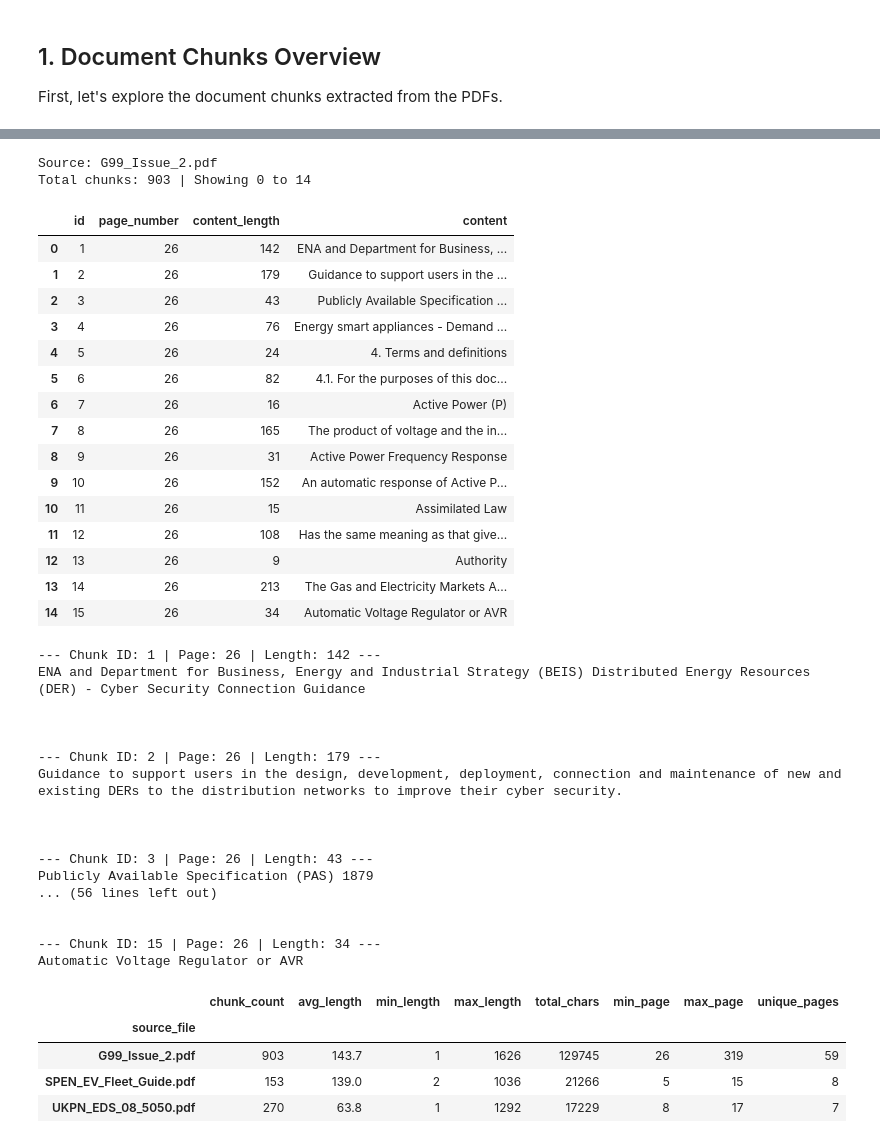
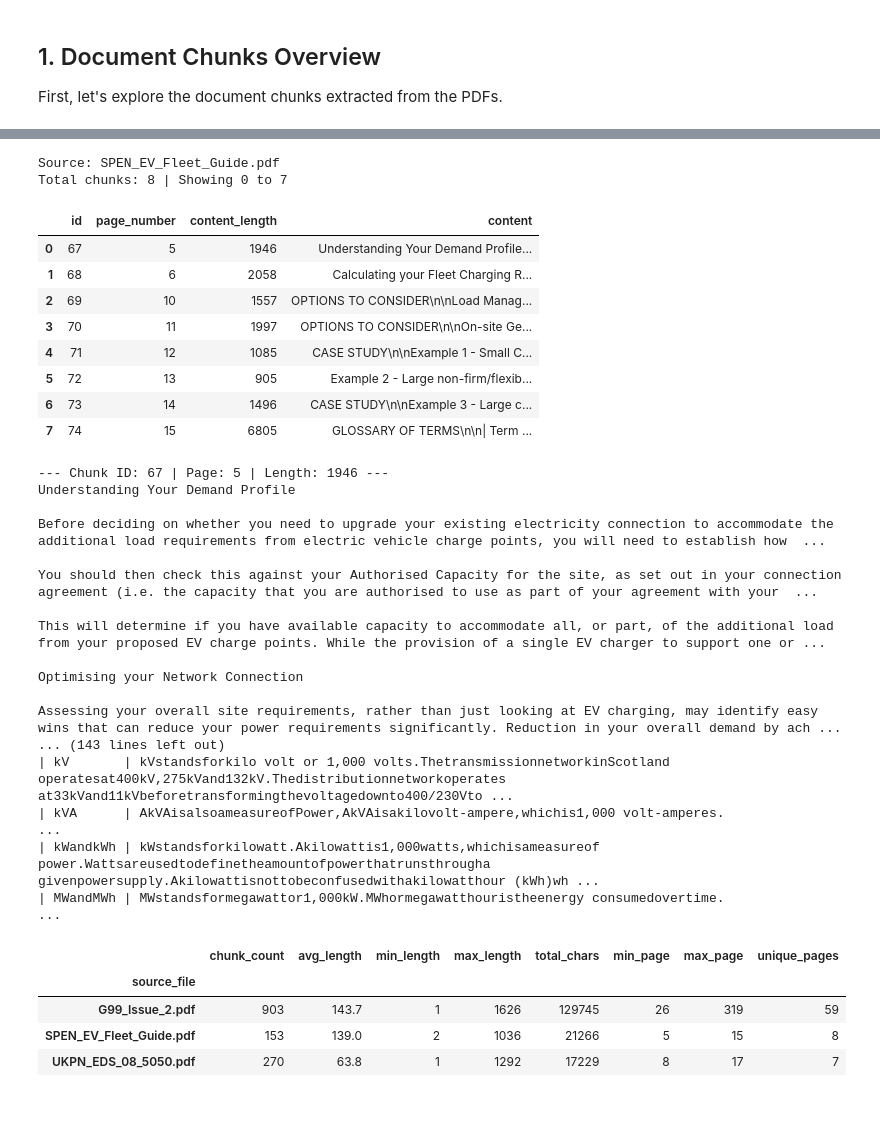
Before and after one commit to sayedabdulmongey/automated-grid-compliance-llm-pipeline, a Jupyter notebook: notebooks/data_exploration.ipynb, the cells around one changed output, grey strips where cells are left out. Drawn from its saved outputs; the diff is of its cells as text; code cells hidden in the pictures; blank space fills up the shorter version.

```diff
--- a/notebooks/data_exploration.ipynb
+++ b/notebooks/data_exploration.ipynb
@@ -88,66 +84,59 @@ dtype: int64
 # %%
 # Explore chunks for a specific source file with simple pagination
-source_name = "G99_Issue_2.pdf"  # change to any source_file in chunks_df
-page_size = 15                   # number of chunks per page
+source_name = "SPEN_EV_Fleet_Guide.pdf"  # change to any source_file in chunks_df
+# page_size = 15                   # number of chunks per page
 start = 0                        # set to 0, 15, 30, ... to view next pages
 
-def display_chunks(source_file: str, start_idx: int = 0, limit: int = 15):
+def display_chunks(source_file: str, start_idx: int = 0, limit: int = 60):
     filtered = (
     chunks_df[chunks_df["source_file"] == source_file]
     .sort_values(["page_number", "id"])
     .reset_index(drop=True)
     )
     end_idx = start_idx + limit
     print(f"Source: {source_file}")
     print(f"Total chunks: {len(filtered)} | Showing {start_idx} to {min(end_idx, len(filtered)) - 1}")
 
     page = filtered.iloc[start_idx:end_idx][["id", "page_number", "content_length", "content"]]
     return page
 
-selected_chunks = display_chunks(source_name, start, page_size)
+selected_chunks = display_chunks(source_name, start)
 selected_chunks
 # %% [output]
-Source: G99_Issue_2.pdf
-Total chunks: 903 | Showing 0 to 14
+Source: SPEN_EV_Fleet_Guide.pdf
+Total chunks: 8 | Showing 0 to 7
 |  | id | page_number | content_length | content |
-| 0 | 1 | 26 | 142 | ENA and Department for Business, ... |
-| 1 | 2 | 26 | 179 | Guidance to support users in the ... |
-| 2 | 3 | 26 | 43 | Publicly Available Specification ... |
-| 3 | 4 | 26 | 76 | Energy smart appliances - Demand ... |
-| 4 | 5 | 26 | 24 | 4. Terms and definitions |
-| 5 | 6 | 26 | 82 | 4.1. For the purposes of this doc... |
-| 6 | 7 | 26 | 16 | Active Power (P) |
-| 7 | 8 | 26 | 165 | The product of voltage and the in... |
-| 8 | 9 | 26 | 31 | Active Power Frequency Response |
-| 9 | 10 | 26 | 152 | An automatic response of Active P... |
-| 10 | 11 | 26 | 15 | Assimilated Law |
-| 11 | 12 | 26 | 108 | Has the same meaning as that give... |
-| 12 | 13 | 26 | 9 | Authority |
-| 13 | 14 | 26 | 213 | The Gas and Electricity Markets A... |
-| 14 | 15 | 26 | 34 | Automatic Voltage Regulator or AVR |
+| 0 | 67 | 5 | 1946 | Understanding Your Demand Profile... |
+| 1 | 68 | 6 | 2058 | Calculating your Fleet Charging R... |
+| 2 | 69 | 10 | 1557 | OPTIONS TO CONSIDER\n\nLoad Manag... |
+| 3 | 70 | 11 | 1997 | OPTIONS TO CONSIDER\n\nOn-site Ge... |
+| 4 | 71 | 12 | 1085 | CASE STUDY\n\nExample 1 - Small C... |
+| 5 | 72 | 13 | 905 | Example 2 - Large non-firm/flexib... |
+| 6 | 73 | 14 | 1496 | CASE STUDY\n\nExample 3 - Large c... |
+| 7 | 74 | 15 | 6805 | GLOSSARY OF TERMS\n\n| Term ... |
 # %%
 for idx, row in selected_chunks.iterrows():
     print(f"\n--- Chunk ID: {row['id']} | Page: {row['page_number']} | Length: {row['content_length']} ---")
     print(row['content'])
     print("\n")
 # %% [output]
---- Chunk ID: 1 | Page: 26 | Length: 142 ---
-ENA and Department for Business, Energy and Industrial Strategy (BEIS) Distributed Energy Resources (DER) - Cyber Security Connection Guidance
+--- Chunk ID: 67 | Page: 5 | Length: 1946 ---
+Understanding Your Demand Profile
 
+Before deciding on whether you need to upgrade your existing electricity connection to accommodate the additional load requirements from electric vehicle charge points, you will need to establish how  ...
 
+You should then check this against your Authorised Capacity for the site, as set out in your connection agreement (i.e. the capacity that you are authorised to use as part of your agreement with your  ...
 
---- Chunk ID: 2 | Page: 26 | Length: 179 ---
-Guidance to support users in the design, development, deployment, connection and maintenance of new and existing DERs to the distribution networks to improve their cyber security.
+This will determine if you have available capacity to accommodate all, or part, of the additional load from your proposed EV charge points. While the provision of a single EV charger to support one or ...
 
+Optimising your Network Connection
 
-
---- Chunk ID: 3 | Page: 26 | Length: 43 ---
-Publicly Available Specification (PAS) 1879
-... (56 lines left out)
-
-
---- Chunk ID: 15 | Page: 26 | Length: 34 ---
-Automatic Voltage Regulator or AVR
+Assessing your overall site requirements, rather than just looking at EV charging, may identify easy wins that can reduce your power requirements significantly. Reduction in your overall demand by ach ...
+... (143 lines left out)
+| kV       | kVstandsforkilo volt or 1,000 volts.ThetransmissionnetworkinScotland operatesat400kV,275kVand132kV.Thedistributionnetworkoperates at33kVand11kVbeforetransformingthevoltagedownto400/230Vto ...
+| kVA      | AkVAisalsoameasureofPower,AkVAisakilovolt-ampere,whichis1,000 volt-amperes.                                                                                                                 ...
+| kWandkWh | kWstandsforkilowatt.Akilowattis1,000watts,whichisameasureof power.Wattsareusedtodefinetheamountofpowerthatrunsthrougha givenpowersupply.Akilowattisnottobeconfusedwithakilowatthour (kWh)wh ...
+| MWandMWh | MWstandsformegawattor1,000kW.MWhormegawatthouristheenergy consumedovertime.                                                                                                                 ...
 # %%
 # Statistics by source
 stats_df = chunks_df.groupby('source_file').agg({
```
Also changed, not shown: parts of 2 cells of this notebook, 7 other files.
